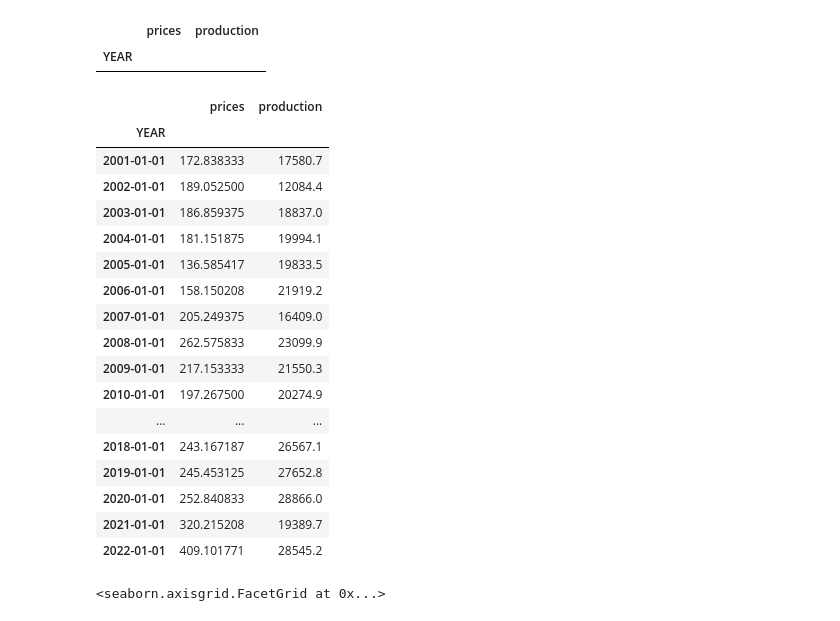
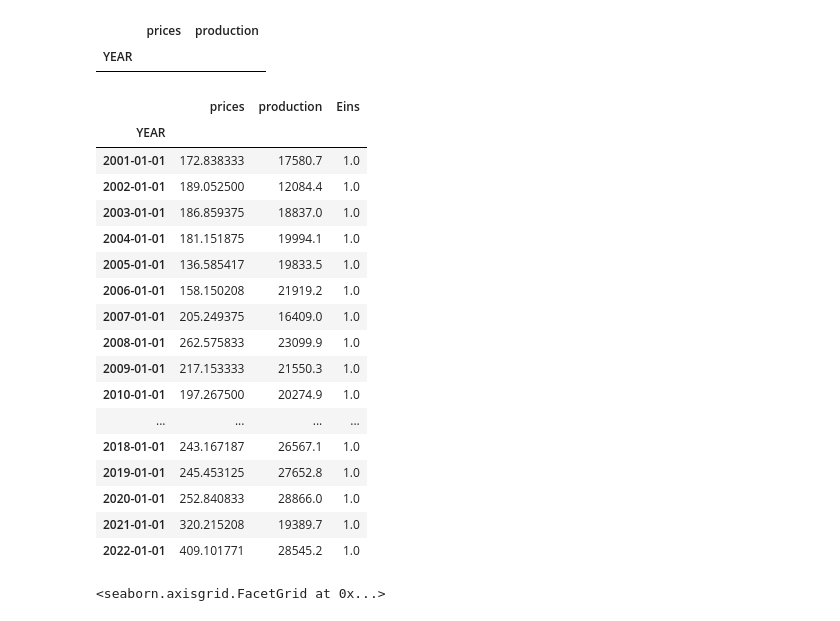
Before and after one commit to davjfish/WatspeedFoundationsGroupProject, a Jupyter notebook: david_scratch.ipynb, the cells around one changed output. Drawn from its saved outputs; the diff is of its cells as text; code cells hidden in the pictures.

```diff
--- a/david_scratch.ipynb
+++ b/david_scratch.ipynb
@@ -585,26 +640,27 @@ ser_grain_prod = ser_grain_prod.resample("YS").first()
 # ser_grain_prod = ser_grain_prod.shift(-1)
 # %%
 final_df = pd.DataFrame(data={"prices": ser_grain_prices}).join(ser_grain_prod).dropna()
+final_df['Eins'] = np.ones((len(final_df), ))
 final_df
 # %% [output]
-|  | prices | production |
-| YEAR |  |  |
-| 2001-01-01 | 172.838333 | 17580.7 |
-| 2002-01-01 | 189.052500 | 12084.4 |
-| 2003-01-01 | 186.859375 | 18837.0 |
-| 2004-01-01 | 181.151875 | 19994.1 |
-| 2005-01-01 | 136.585417 | 19833.5 |
-| 2006-01-01 | 158.150208 | 21919.2 |
-| 2007-01-01 | 205.249375 | 16409.0 |
-| 2008-01-01 | 262.575833 | 23099.9 |
-| 2009-01-01 | 217.153333 | 21550.3 |
-| 2010-01-01 | 197.267500 | 20274.9 |
-| ... | ... | ... |
-| 2018-01-01 | 243.167187 | 26567.1 |
-| 2019-01-01 | 245.453125 | 27652.8 |
-| 2020-01-01 | 252.840833 | 28866.0 |
-| 2021-01-01 | 320.215208 | 19389.7 |
-| 2022-01-01 | 409.101771 | 28545.2 |
+|  | prices | production | Eins |
+| YEAR |  |  |  |
+| 2001-01-01 | 172.838333 | 17580.7 | 1.0 |
+| 2002-01-01 | 189.052500 | 12084.4 | 1.0 |
+| 2003-01-01 | 186.859375 | 18837.0 | 1.0 |
+| 2004-01-01 | 181.151875 | 19994.1 | 1.0 |
+| 2005-01-01 | 136.585417 | 19833.5 | 1.0 |
+| 2006-01-01 | 158.150208 | 21919.2 | 1.0 |
+| 2007-01-01 | 205.249375 | 16409.0 | 1.0 |
+| 2008-01-01 | 262.575833 | 23099.9 | 1.0 |
+| 2009-01-01 | 217.153333 | 21550.3 | 1.0 |
+| 2010-01-01 | 197.267500 | 20274.9 | 1.0 |
+| ... | ... | ... | ... |
+| 2018-01-01 | 243.167187 | 26567.1 | 1.0 |
+| 2019-01-01 | 245.453125 | 27652.8 | 1.0 |
+| 2020-01-01 | 252.840833 | 28866.0 | 1.0 |
+| 2021-01-01 | 320.215208 | 19389.7 | 1.0 |
+| 2022-01-01 | 409.101771 | 28545.2 | 1.0 |
 # %%
 sns.lmplot(data=final_df, x="prices", y="production")
 # %% [output]
```
Also changed, not shown: parts of 12 cells of this notebook.
